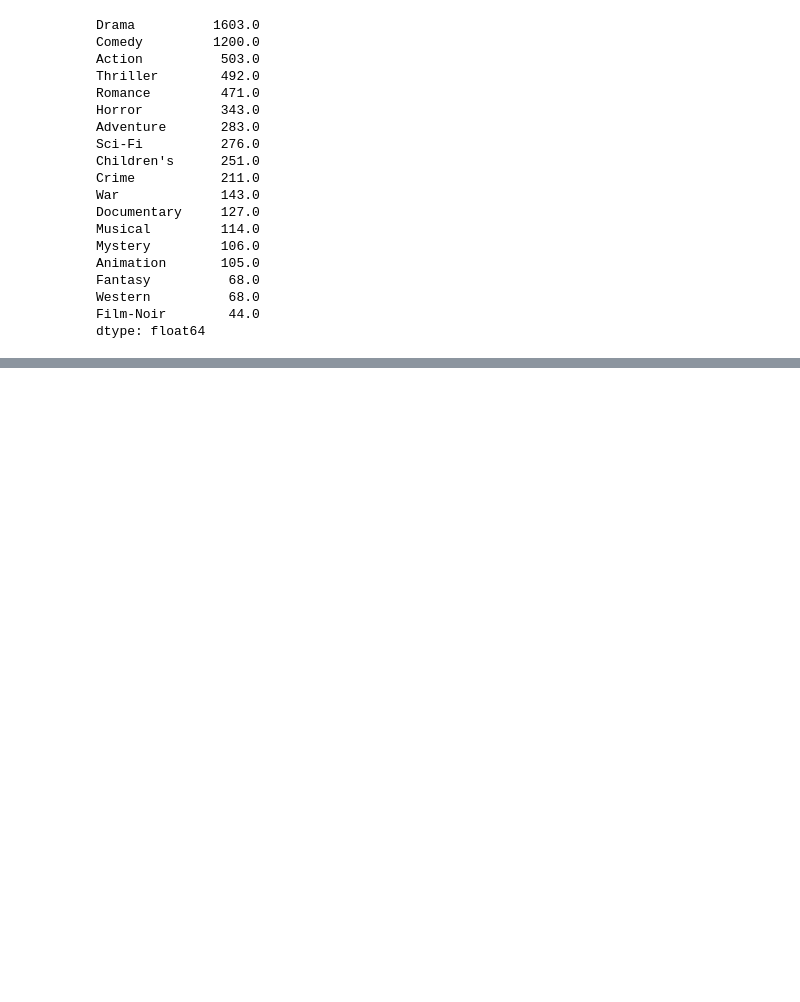
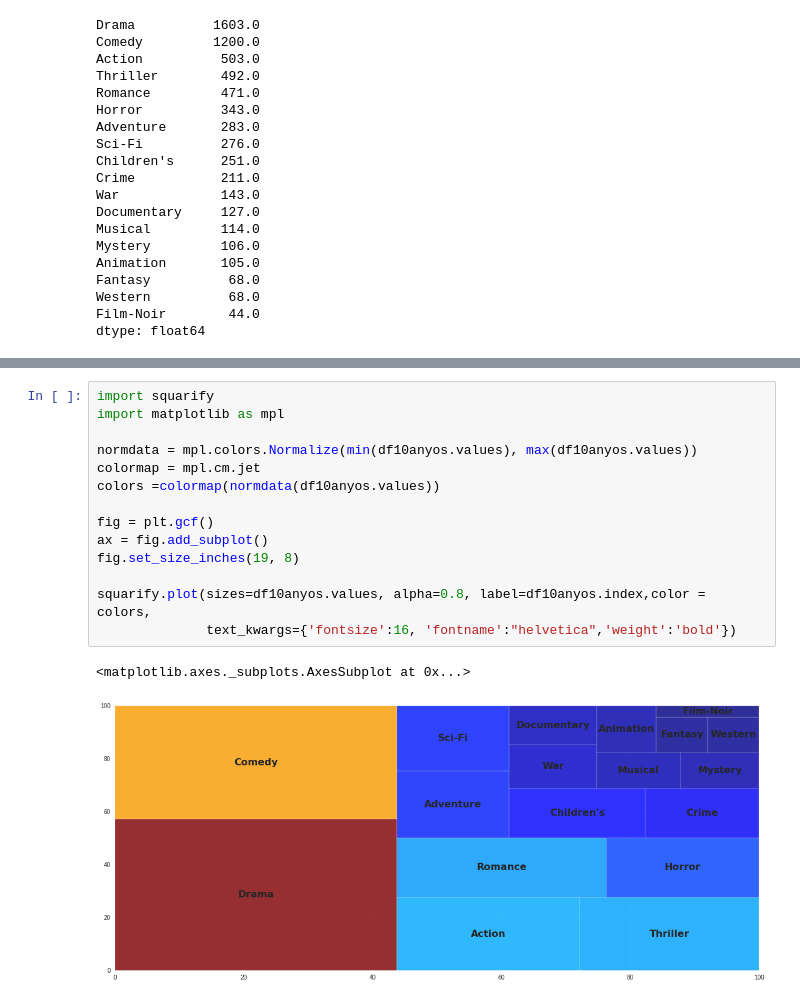
Before and after one commit to JMML2021/0302-Visualitzaci-gr-fica-de-M-ltiples-variables, a Jupyter notebook: 0302_Visualitzacio_grafica_de_Multiples_variables38.ipynb, the cells around one changed output, grey strips where cells are left out. Saved outputs shown, nothing was run; the diff lists cells and outputs as text; blank space fills up the shorter version.

```diff
--- a/0302_Visualitzacio_grafica_de_Multiples_variables38.ipynb
+++ b/0302_Visualitzacio_grafica_de_Multiples_variables38.ipynb
@@ -799,3 +790,20 @@ plt.tight_layout()
 plt.show()
 # %% [output]
 [figure]
+# %%
+import squarify
+import matplotlib as mpl
+
+normdata = mpl.colors.Normalize(min(df10anyos.values), max(df10anyos.values))
+colormap = mpl.cm.jet
+colors =colormap(normdata(df10anyos.values))
+
+fig = plt.gcf()
+ax = fig.add_subplot()
+fig.set_size_inches(19, 8)
+
+squarify.plot(sizes=df10anyos.values, alpha=0.8, label=df10anyos.index,color = colors,
+              text_kwargs={'fontsize':16, 'fontname':"helvetica",'weight':'bold'})
+# %% [output]
+<matplotlib.axes._subplots.AxesSubplot at 0x...>
+[figure, added]
```
Also changed, not shown: parts of 3 cells of this notebook.
